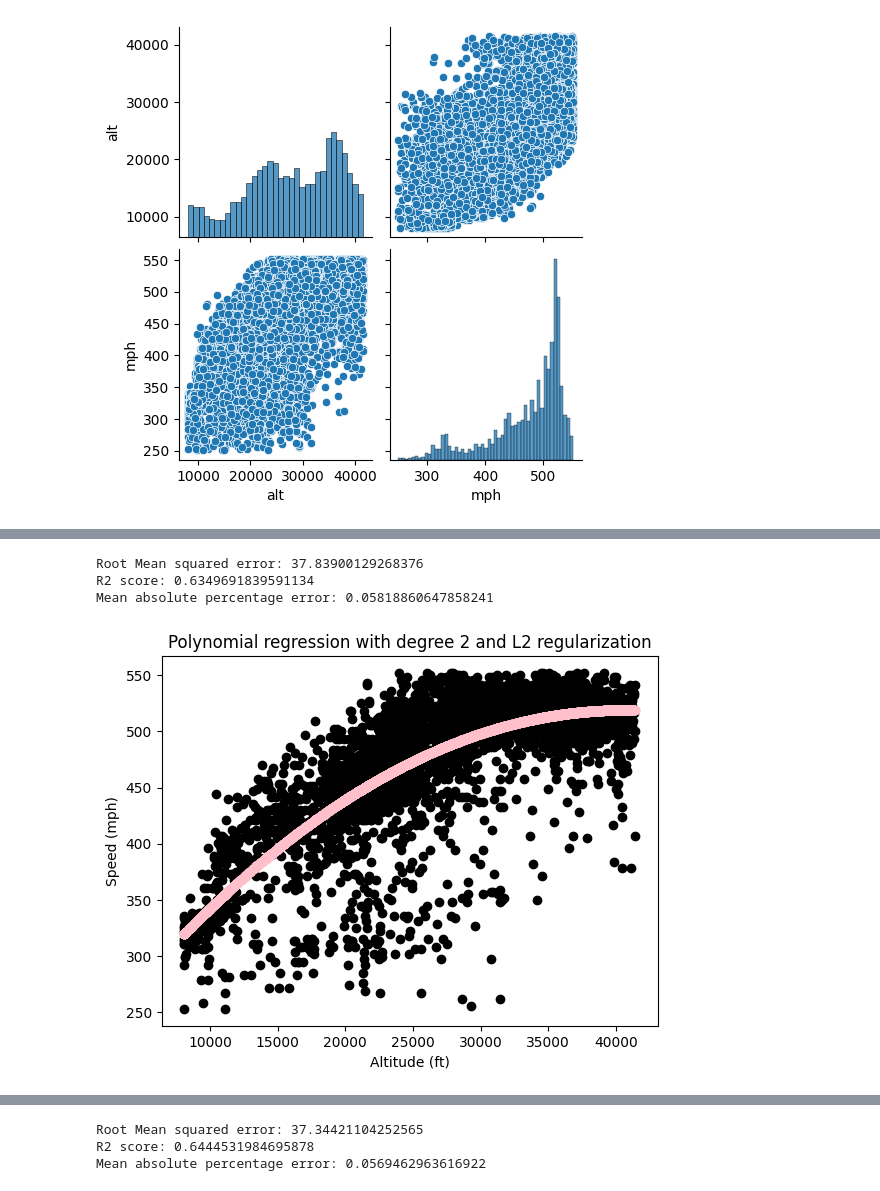
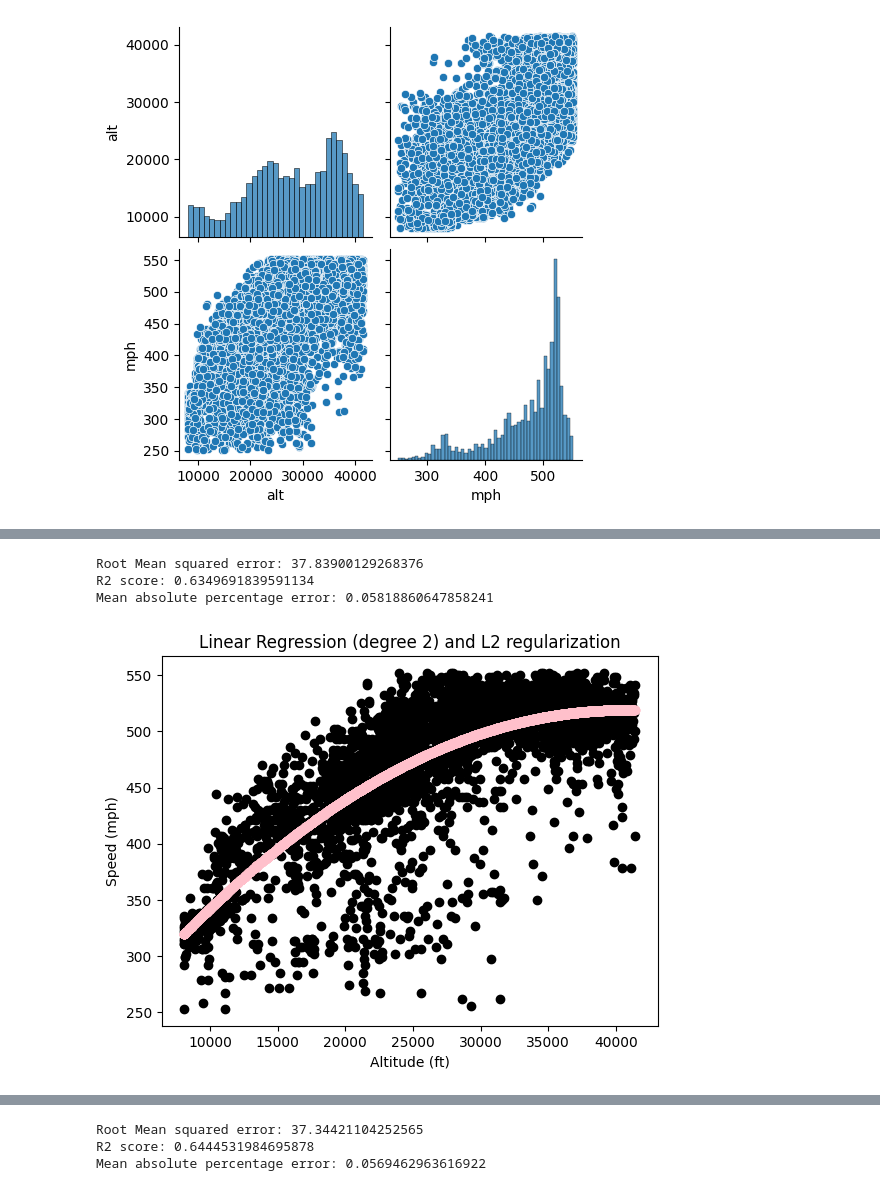
Before and after one commit to jnshort/FlightDataML, a Jupyter notebook: Results.ipynb, the cells around one changed output, grey strips where cells are left out. Drawn from its saved outputs; the diff is of its cells as text; code cells hidden in the pictures.

```diff
--- a/Results.ipynb
+++ b/Results.ipynb
@@ -234,34 +235,34 @@ Mean absolute percentage error: 0.058168463042667755
 # %%
 # Polynomial regression with degree 2 and L2 regularization
 poly = PolynomialFeatures(degree=2)
 X_train_poly = poly.fit_transform(X_train_scaled)
 X_test_poly = poly.transform(X_test_scaled)
 model = Lasso(alpha=0.1)
 model.fit(X_train_poly, y_train)
 y_pred = model.predict(X_test_poly)
 
 # Metrics
 mse = mean_squared_error(y_test, y_pred)
 rmse = np.sqrt(mse)
 r2 = r2_score(y_test, y_pred)
 mape = mean_absolute_percentage_error(y_test, y_pred)
 print(f'Root Mean squared error: {rmse}')
 print(f'R2 score: {r2}')
 print(f'Mean absolute percentage error: {mape}')
 
 # Plot results
 plt.scatter(X_test, y_test, color='black')
 plt.scatter(X_test, y_pred, color='pink')
 plt.xlabel('Altitude (ft)')
 plt.ylabel('Speed (mph)')
-plt.title('Polynomial regression with degree 2 and L2 regularization')
+plt.title('Linear Regression (degree 2) and L2 regularization')
 plt.savefig('images/linear_regression_degree_2_scaled_L2_regularization.png')
 plt.show()
 # %% [output]
 Root Mean squared error: 37.83900129268376
 R2 score: 0.6349691839591134
 Mean absolute percentage error: 0.05818860647858241
-[figure, old version]
+[figure, new version]
 # %%
 # Random forest regression
 model = RandomForestRegressor()
```
Also changed, not shown: parts of 6 cells of this notebook, 7 other files.
